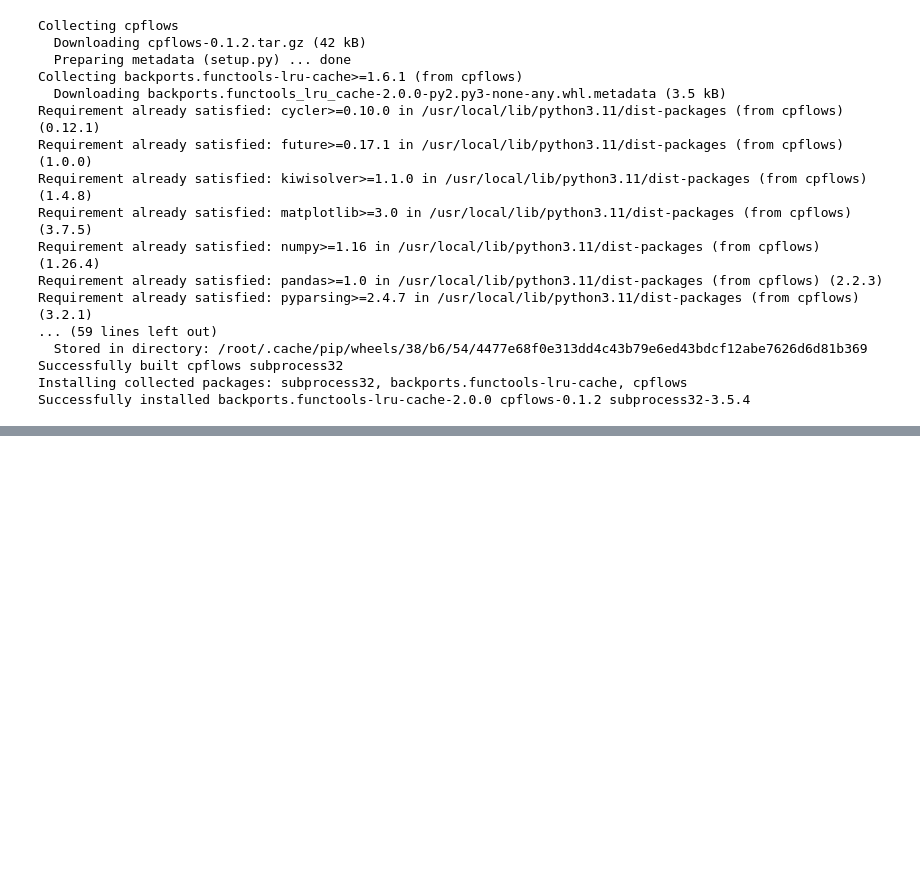
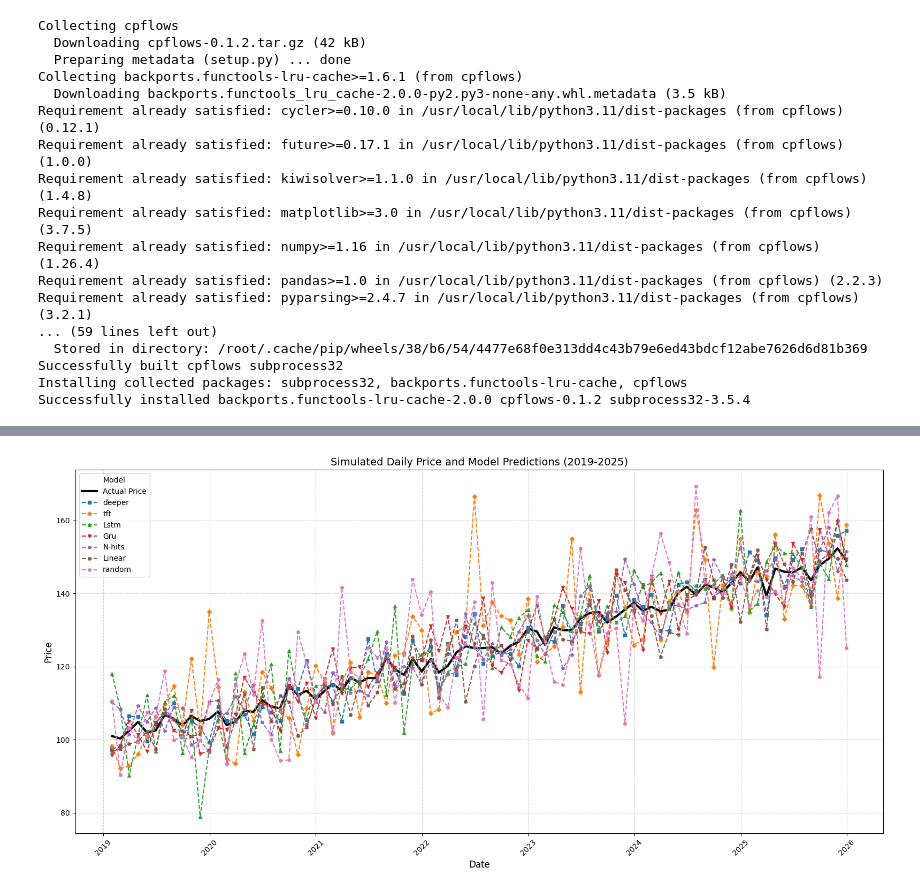
Before and after one commit to Festivalk/FFinance, a Jupyter notebook: pro.ipynb, the cells around one changed output, grey strips where cells are left out. Drawn from its saved outputs; the diff is of its cells as text; code cells hidden in the pictures; blank space fills up the shorter version.

```diff
--- a/pro.ipynb
+++ b/pro.ipynb
@@ -1029,0 +1125,75 @@ Successfully installed backports.functools-lru-cache-2.0.0 cpflows-0.1.2 subproc
+# %%
+import numpy as np
+import pandas as pd
+import matplotlib.pyplot as plt
+
+# 1. Generate a daily date range from Jan 1, 2019 to Dec 31, 2025
+date_range = pd.date_range(start='2019-01-01', end='2025-12-31', freq='M')
+num_days = len(date_range)
+
+# 2. Create a fake "actual" price series
+#    We'll use a linear upward trend plus some random daily noise.
+np.random.seed(42)  # for reproducibility
+trend = np.linspace(0, 50, num_days)   # a gradual increase over time
+daily_noise = np.random.normal(loc=0, scale=2, size=num_days)  # small random daily movements
+base_price = 100  # starting price to simulate
+actual_prices = base_price + trend + daily_noise
+
+# 3. Define average MAE values (computed from provided 6 data points) for each model.
+#    These values will serve as a guide to simulate the prediction noise scale.
+model_noise = {
+    "deeper": 4.33,   # average of [1.9506, 5.0855, 4.9835, 8.5984, 0.7601, 3.5822]
+    "tft":    10.78,  # average of [6.4860, 10.7189, 17.0997, 12.2532, 5.0787, 13.0615]
+    "Lstm":   8.07,   # average of [1.3308, 5.1856, 24.6126, 15.0856, 0.3542, 1.9381]
+    "Gru":    6.22,   # average of [2.6182, 5.8213, 14.6226, 11.1031, 0.9135, 2.3153]
+    "N-hits": 4.50,   # average of [2.6813, 5.6621, 6.5126, 7.6531, 0.8243, 3.6513]
+    "Linear": 6.14,   # average of [5.1623, 9.1624, 8.1136, 9.1652, 2.1295, 3.1295]
+    "random": 11.54   # average of [6.5328, 7.5328, 12.5156, 16.5328, 12.5328, 13.5816]
+}
+
+# 4. Create predicted price series for each model:
+#    For simulation purposes, we'll assume each model's prediction is the actual price plus extra noise.
+#    The noise is drawn from a normal distribution with mean zero and standard deviation equal to the corresponding noise scale.
+predicted_prices = {}
+for model, noise_std in model_noise.items():
+    # simulate predictions: actual price + noise
+    model_noise_series = np.random.normal(loc=0, scale=noise_std, size=num_days)
+    predicted_prices[model] = actual_prices + model_noise_series
+
+# 5. Combine data into a DataFrame for plotting
+df = pd.DataFrame({"Date": date_range, "Actual": actual_prices})
+for model, prices in predicted_prices.items():
+    df[model] = prices
+
+# 6. Plot the daily actual price and each model's predicted price
+plt.figure(figsize=(16, 8))
+plt.plot(df["Date"], df["Actual"], label="Actual Price", color="black", linewidth=3)
+
+# Define a list of markers for each model for variety when plotting
+markers = {
+    "deeper": "s",
+    "tft": "D",
+    "Lstm": "^",
+    "Gru": "v",
+    "N-hits": "p",
+    "Linear": "X",
+    "random": "o"
+}
+
+# Plot each model's output
+for model in model_noise.keys():
+    plt.plot(df["Date"], df[model],
+             label=model, linestyle="--",
+             marker=markers.get(model, "o"),
+             linewidth=1.5, markersize=4)
+
+plt.xlabel("Date", fontsize=12)
+plt.ylabel("Price", fontsize=12)
+plt.title("Simulated Daily Price and Model Predictions (2019-2025)", fontsize=14)
+plt.legend(title="Model", fontsize=10)
+plt.grid(True, linestyle="--", alpha=0.6)
+plt.xticks(rotation=45)
+plt.tight_layout()
+plt.show()
+# %% [output]
+[figure, added]
```
Also changed, not shown: parts of 2 cells of this notebook.
